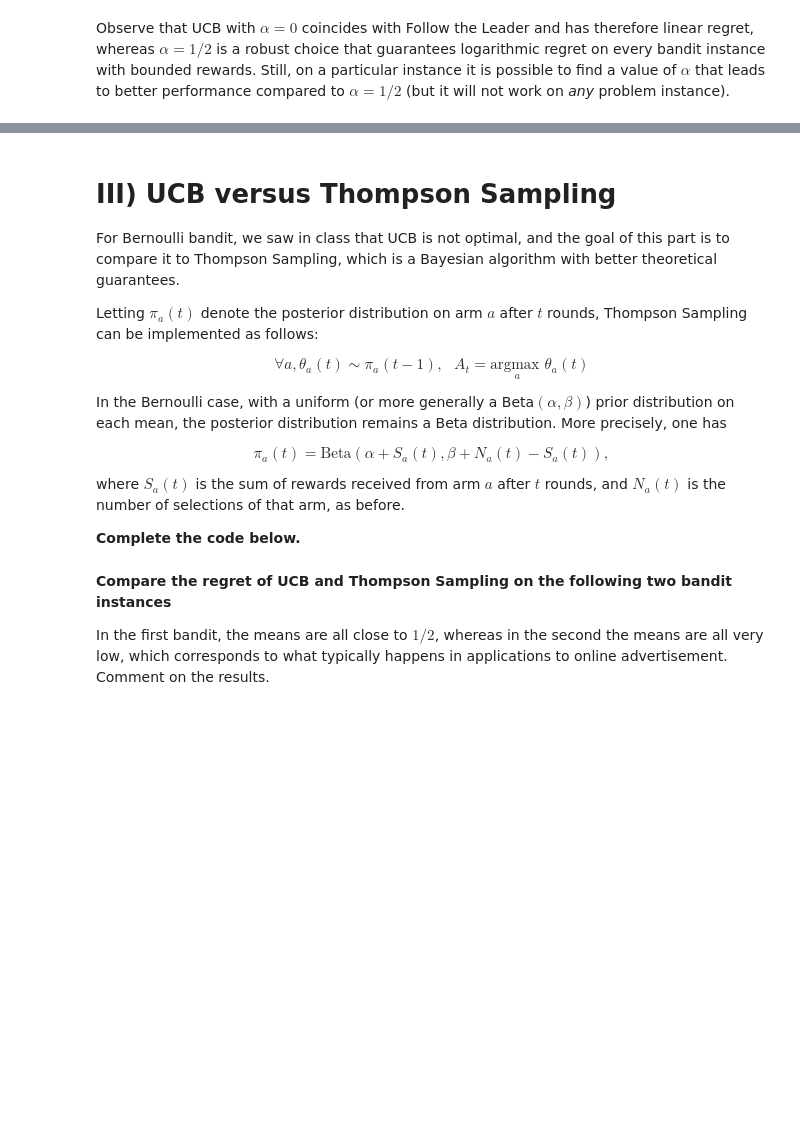
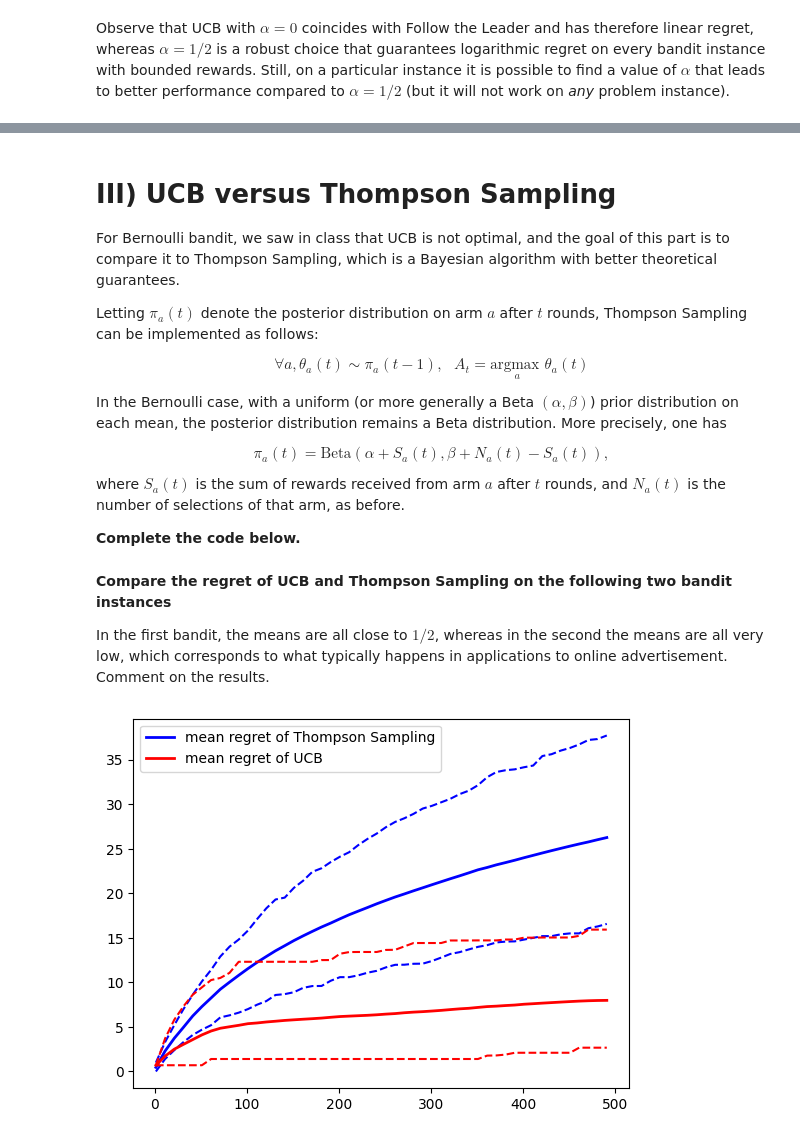
Before and after one commit to JulienDelavande/MVA, a Jupyter notebook: Reinforcement_learning/Illustration_bandits/Notebook_Bandits.ipynb, the cells around one changed output, grey strips where cells are left out. Cells and saved outputs as stored; diff of their text form; code cells hidden in the pictures; blank space fills up the shorter version.

```diff
--- a/Reinforcement_learning/Illustration_bandits/Notebook_Bandits.ipynb
+++ b/Reinforcement_learning/Illustration_bandits/Notebook_Bandits.ipynb
@@ -224,7 +248,11 @@ class UCB:
 
     def chooseArmToPlay(self):
         ## TO BE COMPLETED
-        pass
+        if self.t < self.nbArms:
+            arm = self.t
+        else:
+            arm = np.argmax(self.cumRewards/self.nbDraws + np.sqrt(self.alpha*np.log(self.t)/(2*self.nbDraws)))
+        return arm
 
     def receiveReward(self, arm, reward):
         self.t = self.t + 1
@@ -266,7 +297,7 @@ Letting $\pi_a(t)$ denote the posterior distribution on arm $a$ after $t$ rounds
 
 $$\forall a, \theta_a(t) \sim \pi_a(t-1), \ \ \ A_{t} = \underset{a}{\text{argmax }} \theta_a(t)$$
 
-In the Bernoulli case, with a uniform (or more generally a Beta$(\alpha,\beta)$) prior distribution on each mean, the posterior distribution remains a Beta distribution. More precisely, one has
+In the Bernoulli case, with a uniform (or more generally a Beta $(\alpha,\beta)$) prior distribution on each mean, the posterior distribution remains a Beta distribution. More precisely, one has
 
 $$\pi_a(t) = \mathrm{Beta}\left(\alpha + S_a(t), \beta + N_a(t) - S_a(t)\right),$$
 
@@ -288,11 +319,15 @@ class ThompsonSampling:
 
     def chooseArmToPlay(self):
         ## TO BE COMPLETED
-        pass
+        alpha = self.a + self.cumRewards
+        beta = self.b + self.nbDraws
+        theta = np.random.beta(alpha,beta)
+        arm = np.argmax(theta)
+        return arm
 
     def receiveReward(self, arm, reward):
         self.nbDraws[arm] = self.nbDraws[arm] + 1
-        self.cumRewards[arm] = self.cumRewards[arm] + rewbinary
+        self.cumRewards[arm] = self.cumRewards[arm] + reward
 
     def name(self):
         return "Thompson Sampling"
@@ -303,3 +338,14 @@ In the first bandit, the means are all close to $1/2$, whereas in the second the
 # %%
 banditA = BernoulliBandit([0.45, 0.5, 0.6])
 banditB = BernoulliBandit([0.1, 0.05, 0.02, 0.01])
+# %%
+N_exp = 200
+timeHorizon = 500
+tsave = np.arange(1, timeHorizon, 10)
+
+algo1 = ThompsonSampling(banditA.nbArms)
+algo2 = UCB(banditA.nbArms, 1/2)
+
+RunExpes([algo1,algo2],bandit,N_exp,timeHorizon,10,"on")
+# %% [output]
+[figure, added]
```
Also changed, not shown: parts of 9 cells of this notebook, 30 other files.
